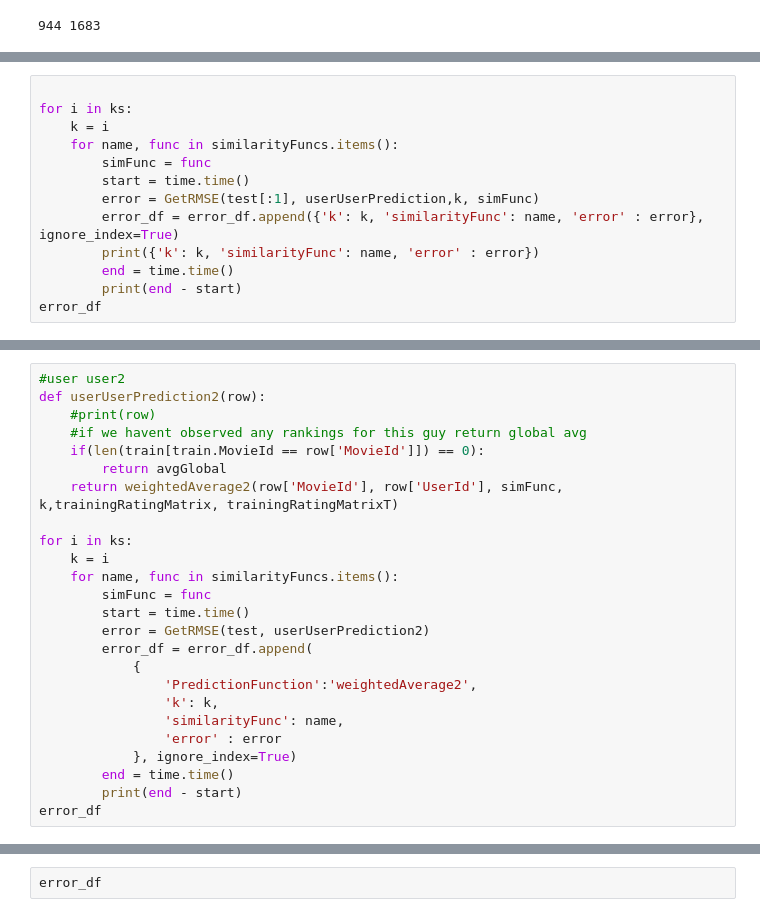
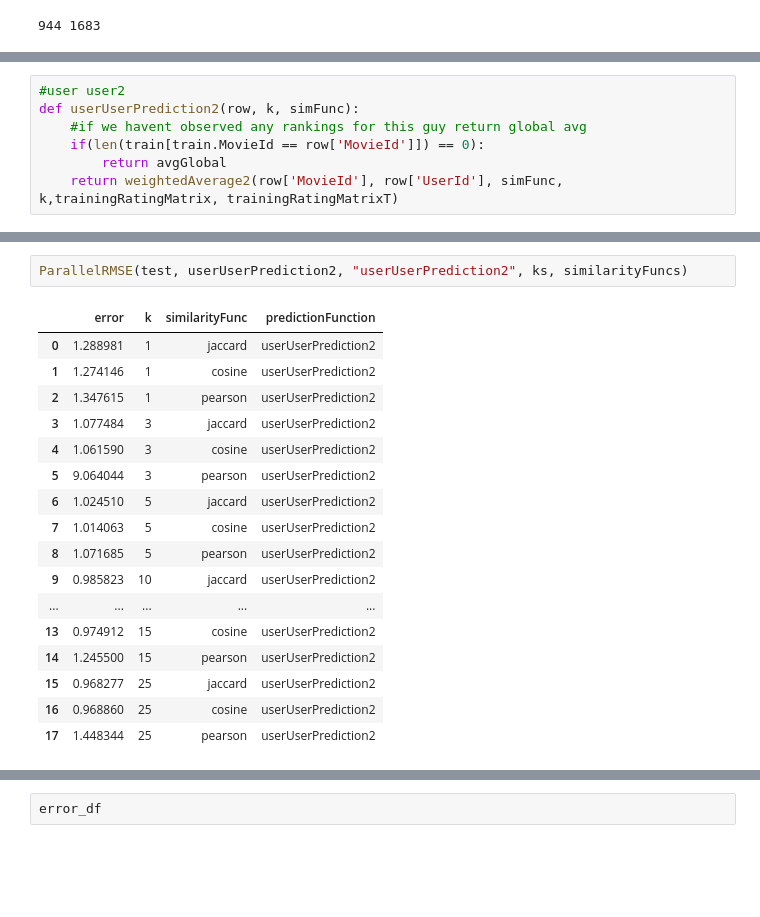
Before and after one commit to RyanChomistek/470hw3, a Jupyter notebook: homework_3.ipynb, the cells around one changed output, grey strips where cells are left out. Cells and saved outputs as stored; diff of their text form; blank space fills up the shorter version.

```diff
--- a/homework_3.ipynb
+++ b/homework_3.ipynb
@@ -515,13 +514,0 @@ Parallel(n_jobs=2)(delayed(GetRMSE)(i ** 2) for i in )
-# %%
-
-for i in ks:
-    k = i
-    for name, func in similarityFuncs.items():
-        simFunc = func
-        start = time.time()
-        error = GetRMSE(test[:1], userUserPrediction,k, simFunc)
-        error_df = error_df.append({'k': k, 'similarityFunc': name, 'error' : error}, ignore_index=True)
-        print({'k': k, 'similarityFunc': name, 'error' : error})
-        end = time.time()
-        print(end - start)
-error_df
@@ -564,25 +537,7 @@ error_df
 # %%
 #user user2
-def userUserPrediction2(row):
-    #print(row)
+def userUserPrediction2(row, k, simFunc):
     #if we havent observed any rankings for this guy return global avg
     if(len(train[train.MovieId == row['MovieId']]) == 0):
         return avgGlobal
     return weightedAverage2(row['MovieId'], row['UserId'], simFunc, k,trainingRatingMatrix, trainingRatingMatrixT)
-
-for i in ks:
-    k = i
-    for name, func in similarityFuncs.items():
-        simFunc = func
-        start = time.time()
-        error = GetRMSE(test, userUserPrediction2)
-        error_df = error_df.append(
-            {
-                'PredictionFunction':'weightedAverage2',
-                'k': k,
-                'similarityFunc': name,
-                'error' : error
-            }, ignore_index=True)
-        end = time.time()
-        print(end - start)
-error_df
@@ -628,3 +544,23 @@ RMSerror =  1.6658477790680901
+# %%
+ParallelRMSE(test, userUserPrediction2, "userUserPrediction2", ks, similarityFuncs)
+# %% [output]
+|  | error | k | similarityFunc | predictionFunction |
+| 0 | 1.288981 | 1 | jaccard | userUserPrediction2 |
+| 1 | 1.274146 | 1 | cosine | userUserPrediction2 |
+| 2 | 1.347615 | 1 | pearson | userUserPrediction2 |
+| 3 | 1.077484 | 3 | jaccard | userUserPrediction2 |
+| 4 | 1.061590 | 3 | cosine | userUserPrediction2 |
+| 5 | 9.064044 | 3 | pearson | userUserPrediction2 |
+| 6 | 1.024510 | 5 | jaccard | userUserPrediction2 |
+| 7 | 1.014063 | 5 | cosine | userUserPrediction2 |
+| 8 | 1.071685 | 5 | pearson | userUserPrediction2 |
+| 9 | 0.985823 | 10 | jaccard | userUserPrediction2 |
+| ... | ... | ... | ... | ... |
+| 13 | 0.974912 | 15 | cosine | userUserPrediction2 |
+| 14 | 1.245500 | 15 | pearson | userUserPrediction2 |
+| 15 | 0.968277 | 25 | jaccard | userUserPrediction2 |
+| 16 | 0.968860 | 25 | cosine | userUserPrediction2 |
+| 17 | 1.448344 | 25 | pearson | userUserPrediction2 |
 # %%
 #local + global
 #print(getBaseline(363, 97, ratingMatrix, ratingMatrixT, avgGlobal) + localRating(363, 97, ratings_df, ratingMatrix, ratingMatrixT, avgGlobal))
```
Also changed, not shown: parts of 11 cells of this notebook.
